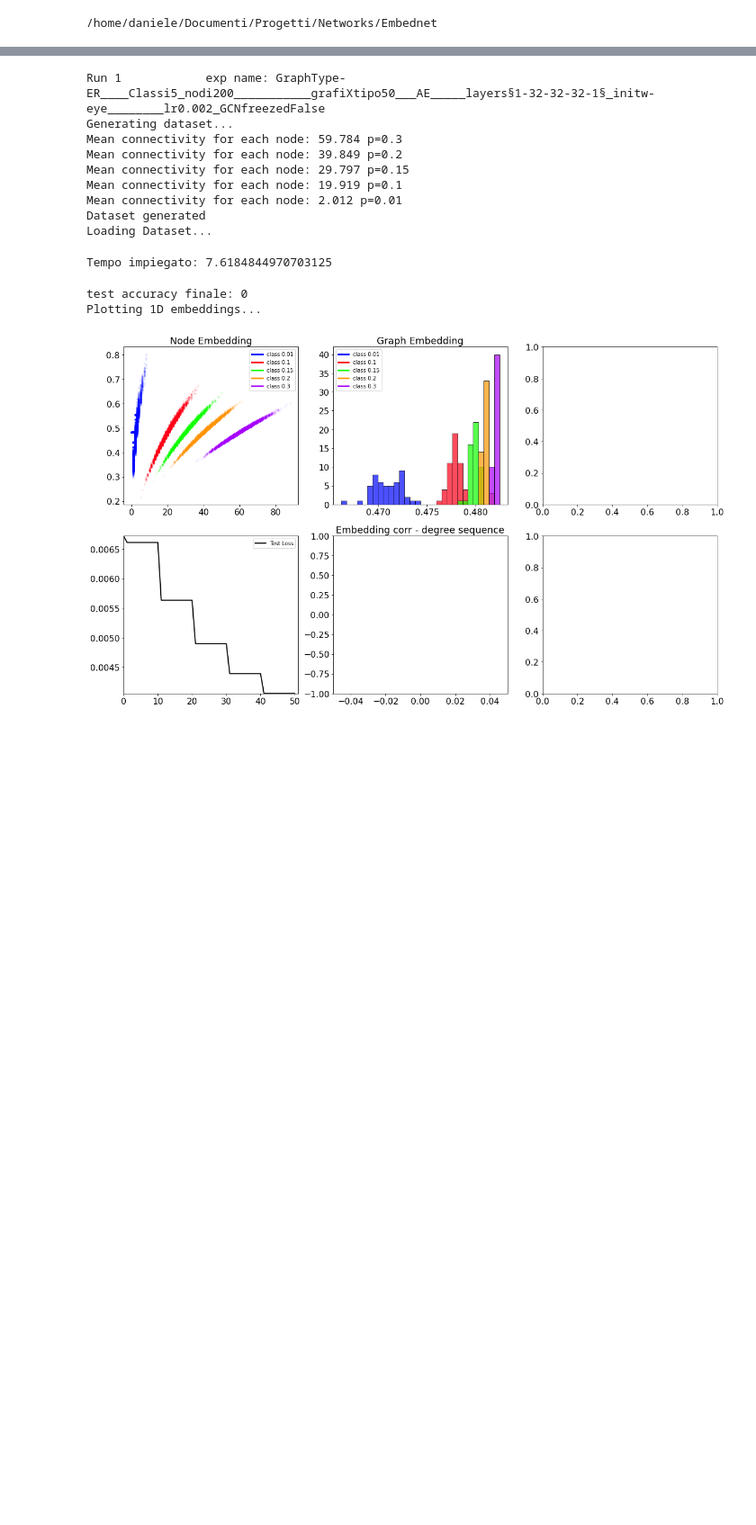
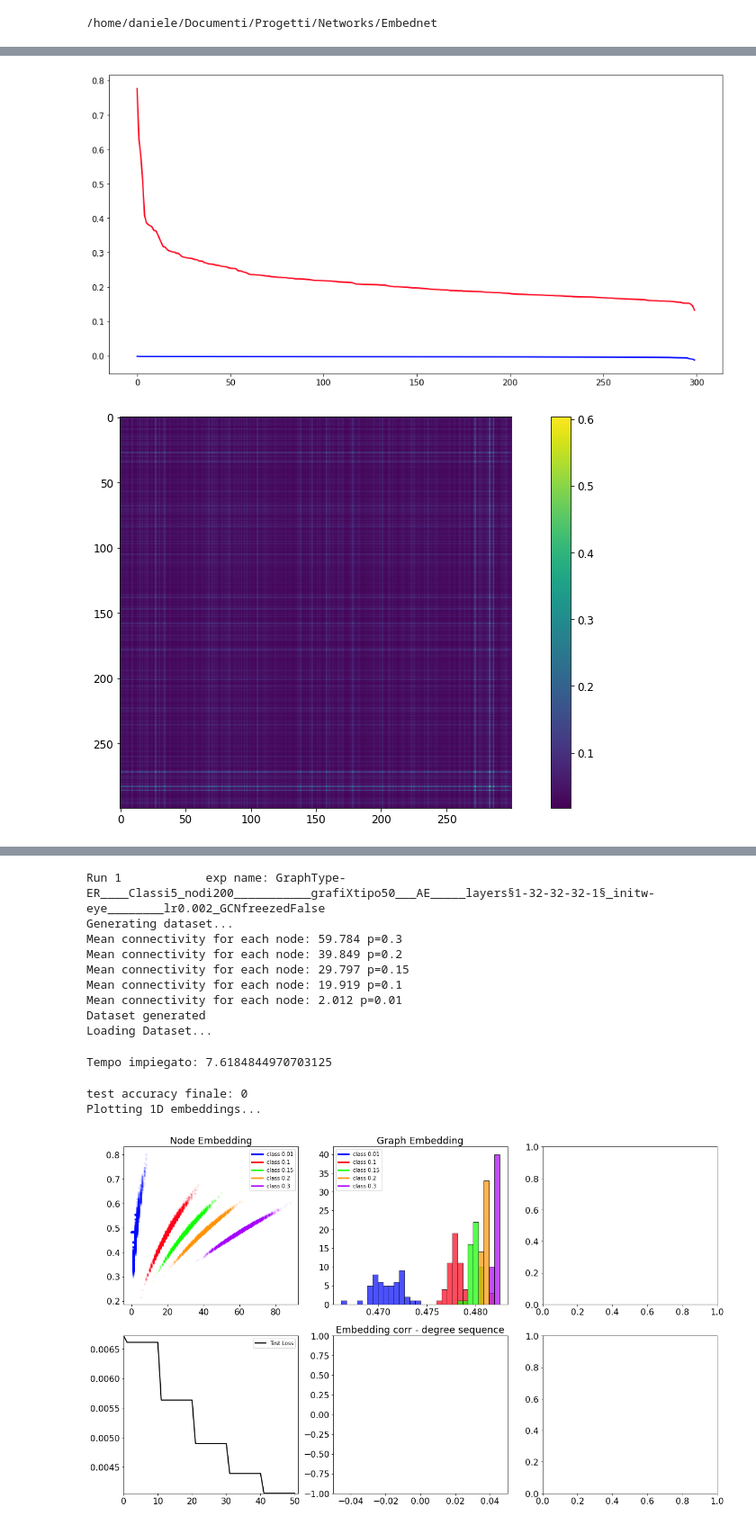
Before and after one commit to dandarm/Embednet, a Jupyter notebook: Pod_Autoencoder.ipynb, the cells around one changed output, grey strips where cells are left out. Shown at 90% size. Drawn from its saved outputs; the diff is of its cells as text; code cells hidden in the pictures; blank space fills up the shorter version.

```diff
--- a/Pod_Autoencoder.ipynb
+++ b/Pod_Autoencoder.ipynb
@@ -151,27 +156,28 @@ def run_grid_w_gif(xp):
 /home/daniele/Documenti/Progetti/Networks/Embednet
 # %%
 config_file = "configurations/Final1.yml"
-num_nodi = 500
+num_nodi = 300
 c = Config(config_file)
 #c.conf['graph_dataset']['Num_nodes'] = [num_nodi]
-#c.conf['graph_dataset']['list_exponents'] = [-2.5, -1.7]
-c.conf['model']['autoencoder'] = False
-c.conf['model']['autoencoder_confmodel'] = True
+c.conf['graph_dataset']['list_exponents'] = [-2.5, -2.9]
+c.conf['model']['autoencoder'] = True
+c.conf['model']['autoencoder_confmodel'] = False
 c.conf['model']['autoencoder_graph_ae'] = False
 diz_trials = {'graph_dataset.ERmodel': [False],
-              'graph_dataset.confmodel': [True, False],
+              'graph_dataset.confmodel': [True],
               'graph_dataset.sbm': [False],
               'graph_dataset.real_dataset': [False],
-              'graph_dataset.Num_nodes': [[num_nodi]*5, [500]*2, [[num_nodi, int(num_nodi/2)]]*3],  # per lo SBM: num nodi * num classi * num comunità
+              'graph_dataset.Num_nodes': [[num_nodi]*4, [num_nodi]*2, [[num_nodi, int(num_nodi/2)]]*3],  # per lo SBM: num nodi * num classi * num comunità
               'model.GCNneurons_per_layer': [#[1, 32, 16, len(c.conf['graph_dataset']['list_exponents'])],
                                             #[1, 32, 16, len(c.conf['graph_dataset']['list_p'])],
                                             #[1, 32, 16, len(c.conf['graph_dataset']['community_probs'])],
-                                            [1, 32, 16, 1]
+                                            ##[1, 32, 16, 1]
+                                             [1, 8, 2]
                                            ],
-             #'model.init_weights': ['xavier_normal'],# 'eye'],
+             ##'model.init_weights': ['xavier_normal'],# 'eye'],
              'model.freezeGCNlayers': [False],
              'model.last_layer_dense': [False],
              }
 
-xp = Experiments(diz_trials=diz_trials, rootsave=rootsave, config_class=c, reset_all_seeds=False, verbose=False)
+xp = Experiments(diz_trials=diz_trials,list_points=100,  rootsave=rootsave, config_class=c, reset_all_seeds=False, verbose=False)
 # %% [output]
@@ -181,2 +187,2 @@ GraphType-CM____Classi5_nodi500___________grafiXtipo50___AE_CM__layers§1-32-16-
 # %%
-run_grid_w_gif(xp)
+nomifilegif = run_grid_w_gif(xp)
@@ -205,0 +268,17 @@ Tempo impiegato: 5.941197156906128
+# %%
+## plot dell'embedding e dell'output per un singolo grafo
+num_grafo = 3
+epoca = 0
+embg0 = xp.trainer.autoencoder_embedding_per_epoch[epoca].list_emb_autoenc_per_graph[num_grafo].node_embedding
+output_adj = xp.trainer.autoencoder_embedding_per_epoch[epoca].list_emb_autoenc_per_graph[num_grafo].decoder_output
+embg0.shape, output_adj.shape
+for dim in range(embg0.shape[1]):
+    emb_sorted = sorted(embg0[:,dim], reverse=True)
+    plt.plot(emb_sorted)
+plt.show()
+plt.imshow(output_adj)
+plt.colorbar()
+plt.show()
+# %% [output]
+[figure, added]
+[figure, added]
```
Also changed, not shown: parts of 18 cells of this notebook, 15 other files.
